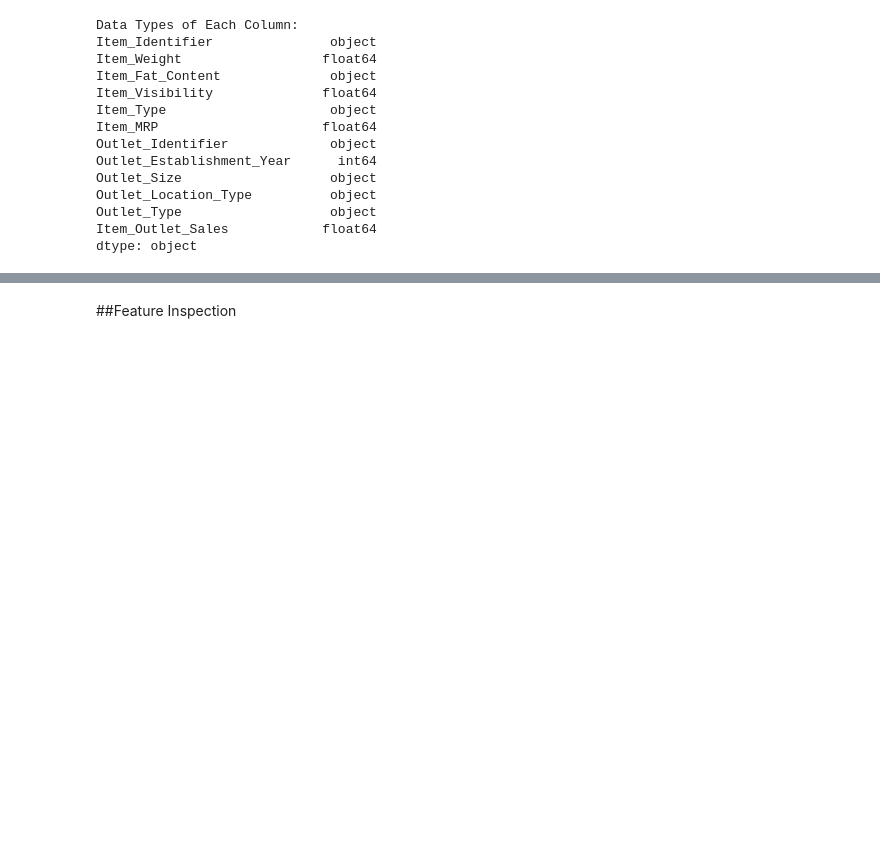
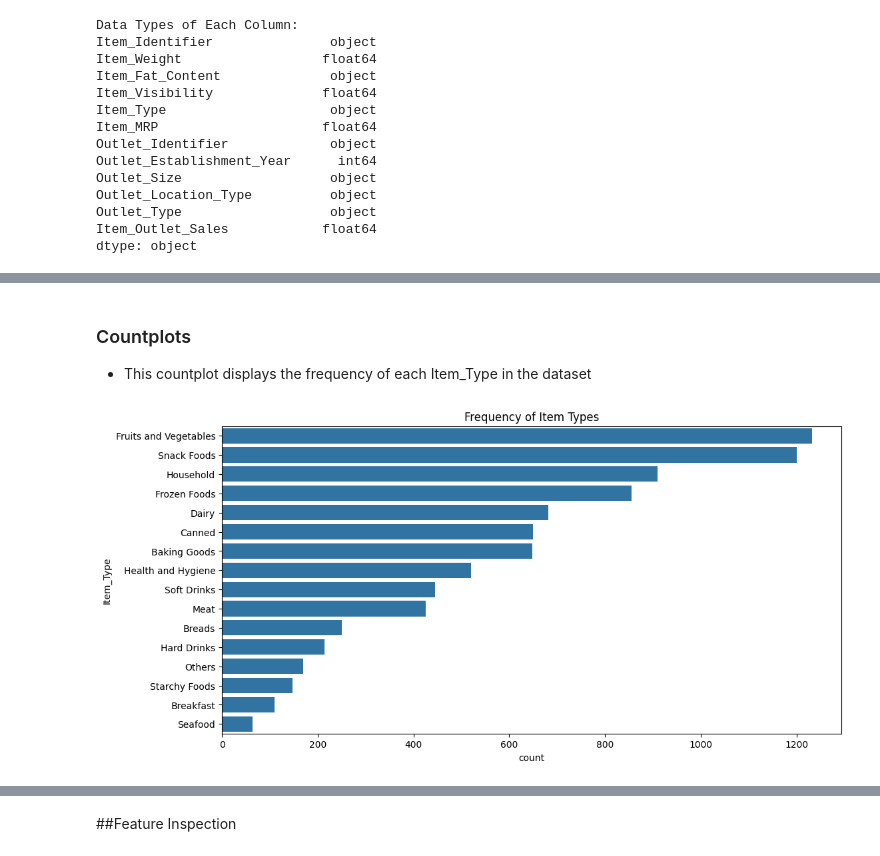
Before and after one commit to emanalzaanin/Prediction-of-Product-Sales, a Jupyter notebook: Perdiction_of_Product_Sales.ipynb, the cells around one changed output, grey strips where cells are left out. Cells and saved outputs as stored; diff of their text form; code cells hidden in the pictures; blank space fills up the shorter version.

```diff
--- a/Perdiction_of_Product_Sales.ipynb
+++ b/Perdiction_of_Product_Sales.ipynb
@@ -212,0 +274,13 @@ dtype: object
+# %% [markdown]
+### Countplots
+ - This countplot displays the frequency of each Item_Type in the dataset
+# %%
+ax = plt.figure(figsize=(12, 6))
+sns.countplot(y='Item_Type', data=df, order=df['Item_Type'].value_counts().index)
+plt.title('Frequency of Item Types')
+plt.savefig('countplot_item_type.png')
+plt.close()
+
+ax
+# %% [output]
+[figure, added]
```
Also changed, not shown: parts of 13 cells of this notebook.
